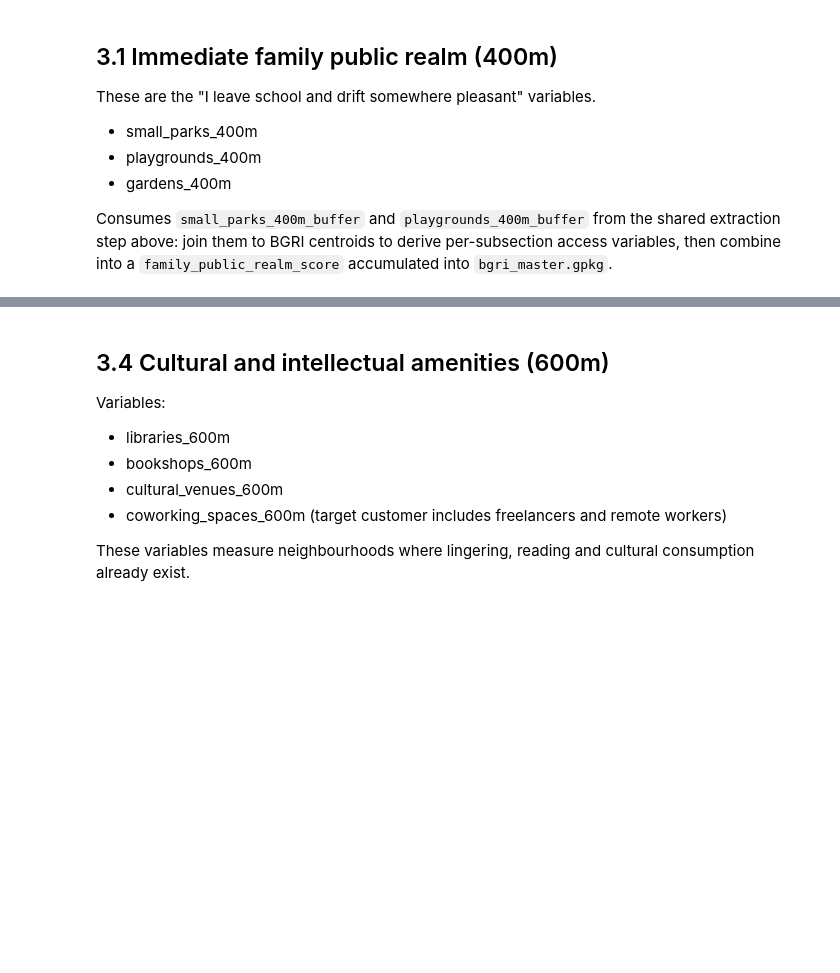
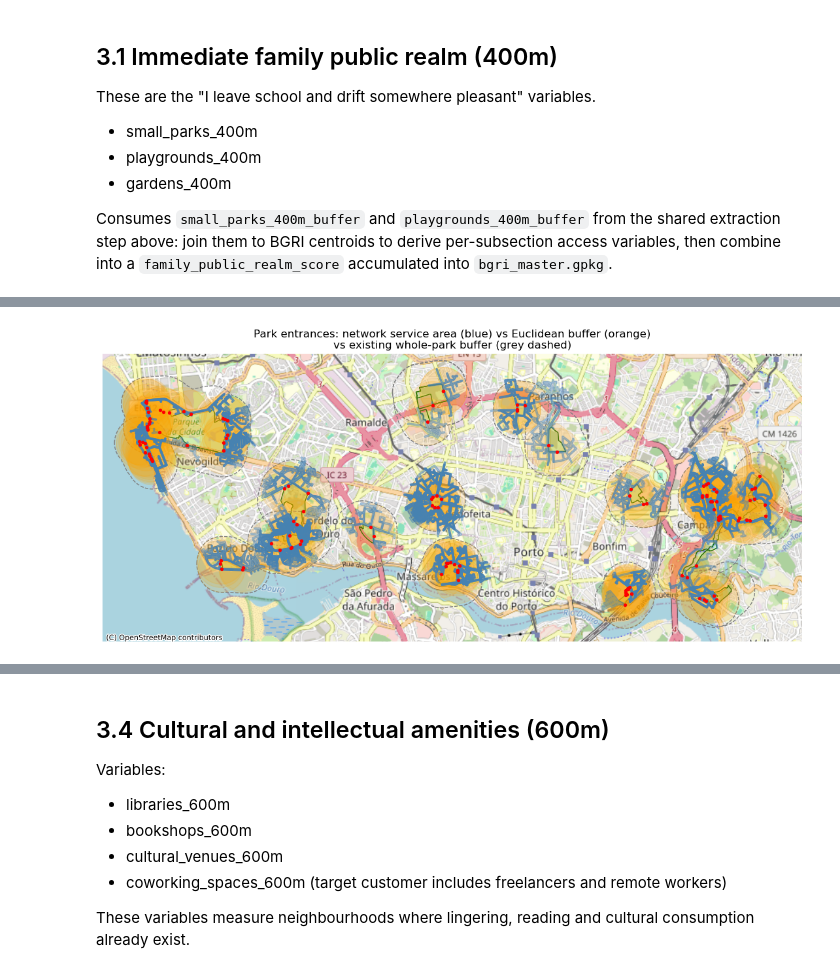
Before and after one commit to joanabutton/location_intelligence, a Jupyter notebook: Notebooks/03_explore_public_realm_lingering_potential.ipynb, the cells around one changed output, grey strips where cells are left out. Saved outputs shown, nothing was run; the diff lists cells and outputs as text; code cells hidden in the pictures; blank space fills up the shorter version.

```diff
--- a/Notebooks/03_explore_public_realm_lingering_potential.ipynb
+++ b/Notebooks/03_explore_public_realm_lingering_potential.ipynb
@@ -319,0 +394,10 @@ Consumes `large_parks_400m_buffer` from the shared extraction step above: join i
+# %%
+entrances_400m_buffer_euclidean = park_entrances.copy()
+entrances_400m_buffer_euclidean["geometry"] = park_entrances.geometry.buffer(SERVICE_AREA_DISTANCE_M)
+entrances_400m_buffer_euclidean["buffer_m"] = SERVICE_AREA_DISTANCE_M
+
+entrances_400m_buffer_euclidean.to_file(
+    entrances_path, layer="entrances_400m_buffer_euclidean", driver="GPKG"
+)
+
+print(f"Euclidean buffers created: {len(entrances_400m_buffer_euclidean)}")
@@ -319,0 +715,32 @@ Consumes `large_parks_400m_buffer` from the shared extraction step above: join i
+# %%
+entrances_web = park_entrances.to_crs(epsg=3857)
+euclidean_web = entrances_400m_buffer_euclidean.to_crs(epsg=3857)
+network_web = entrances_400m_service_area_network.to_crs(epsg=3857)
+large_parks_buffer_web = large_parks_400m_buffer.to_crs(epsg=3857)
+large_parks_web = large_parks.to_crs(epsg=3857)
+
+fig, ax = plt.subplots(figsize=(11, 11))
+
+large_parks_web.plot(ax=ax, color="none", edgecolor="darkgreen", linewidth=1)
+large_parks_buffer_web.plot(ax=ax, color="none", edgecolor="grey", linestyle="--", linewidth=1)
+euclidean_web.plot(ax=ax, color="orange", alpha=0.15, edgecolor="orange")
+network_web.plot(ax=ax, color="steelblue", alpha=0.4, edgecolor="steelblue")
+entrances_web.plot(ax=ax, color="red", markersize=8, zorder=5)
+
+# Zoom to the entrances rather than the whole city, so the comparison is legible.
+minx, miny, maxx, maxy = euclidean_web.total_bounds
+margin = 300
+ax.set_xlim(minx - margin, maxx + margin)
+ax.set_ylim(miny - margin, maxy + margin)
+
+ctx.add_basemap(ax, source=ctx.providers.OpenStreetMap.Mapnik)
+
+ax.set_title(
+    "Park entrances: network service area (blue) vs Euclidean buffer (orange)\n"
+    "vs existing whole-park buffer (grey dashed)"
+)
+ax.set_axis_off()
+plt.tight_layout()
+plt.show()
+# %% [output]
+[figure, added]
```
Also changed, not shown: parts of 15 cells of this notebook, 8 other files.
